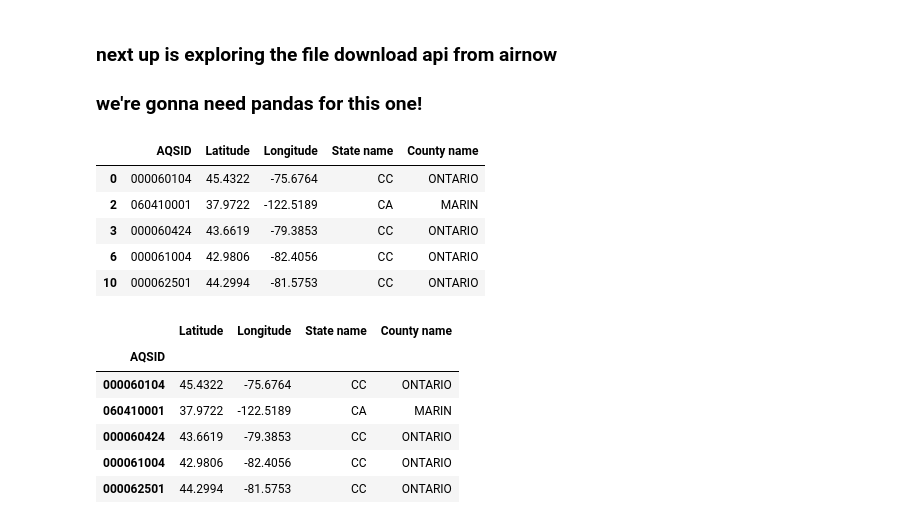
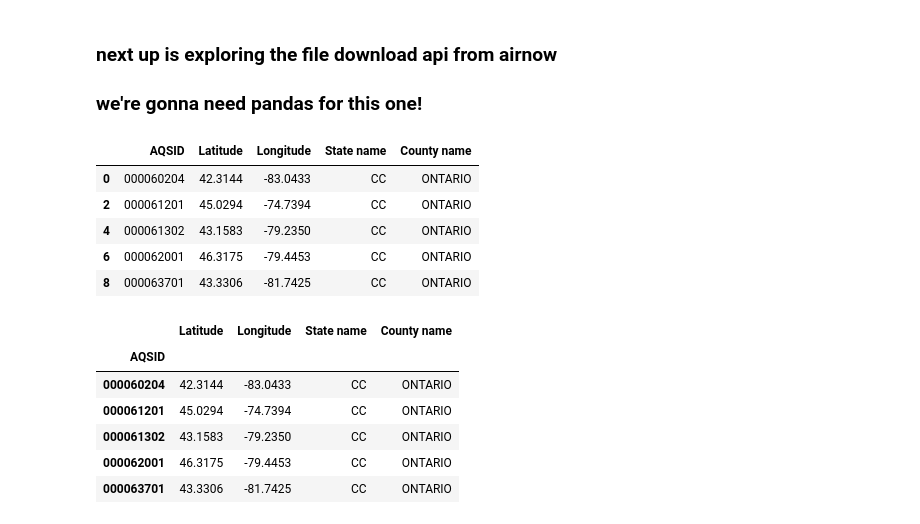
Before and after one commit to alexshepard/notebooks, a Jupyter notebook: PM25.ipynb, the cells around one changed output. Drawn from its saved outputs; the diff is of its cells as text; code cells hidden in the pictures.

```diff
--- a/PM25.ipynb
+++ b/PM25.ipynb
@@ -197,40 +197,40 @@ observations = pd.read_csv("pm25_files/20161108-daily_data.dat",
 # %%
 loc_field_names = ["AQSID", "Parameter name", "Site code", "Sitename",
                    "Status", "Agency ID", "Agency name", "EPA region",
                    "Latitude", "Longitude", "Elevation", "GMT offset",
                    "Country code", "CMSA code", "CMSA name", "MSA code",
                    "MSA name", "State code", "State name", "County code",
                    "County name", "City code", "Nada"]
 
 # we don't want every field here
-locs = pd.read_csv("pm25_files/20161108-monitoring_site_locations.dat",
+locs = pd.read_csv("pm25_files/20161109-monitoring_site_locations.dat",
                    sep="|",
                    encoding = "ISO-8859-1",
                    header=None,
                    names=loc_field_names,
                    usecols=["AQSID", "Longitude", "Latitude", "State name", "County name"]
                   )
 # each site id will have multiple rows based on multiple parameter sensors
 locs = locs.drop_duplicates()
 locs.head()
 # %% [output]
 |  | AQSID | Latitude | Longitude | State name | County name |
-| 0 | 000060104 | 45.4322 | -75.6764 | CC | ONTARIO |
-| 2 | 060410001 | 37.9722 | -122.5189 | CA | MARIN |
-| 3 | 000060424 | 43.6619 | -79.3853 | CC | ONTARIO |
-| 6 | 000061004 | 42.9806 | -82.4056 | CC | ONTARIO |
-| 10 | 000062501 | 44.2994 | -81.5753 | CC | ONTARIO |
+| 0 | 000060204 | 42.3144 | -83.0433 | CC | ONTARIO |
+| 2 | 000061201 | 45.0294 | -74.7394 | CC | ONTARIO |
+| 4 | 000061302 | 43.1583 | -79.2350 | CC | ONTARIO |
+| 6 | 000062001 | 46.3175 | -79.4453 | CC | ONTARIO |
+| 8 | 000063701 | 43.3306 | -81.7425 | CC | ONTARIO |
 # %%
 locs = locs.set_index(["AQSID"])
 locs.head()
 # %% [output]
 |  | Latitude | Longitude | State name | County name |
 | AQSID |  |  |  |  |
-| 000060104 | 45.4322 | -75.6764 | CC | ONTARIO |
-| 060410001 | 37.9722 | -122.5189 | CA | MARIN |
-| 000060424 | 43.6619 | -79.3853 | CC | ONTARIO |
-| 000061004 | 42.9806 | -82.4056 | CC | ONTARIO |
-| 000062501 | 44.2994 | -81.5753 | CC | ONTARIO |
+| 000060204 | 42.3144 | -83.0433 | CC | ONTARIO |
+| 000061201 | 45.0294 | -74.7394 | CC | ONTARIO |
+| 000061302 | 43.1583 | -79.2350 | CC | ONTARIO |
+| 000062001 | 46.3175 | -79.4453 | CC | ONTARIO |
+| 000063701 | 43.3306 | -81.7425 | CC | ONTARIO |
 # %%
 # we only care about pm2.5
 observations = observations[observations["Parameter name"] == "PM2.5-24hr"]
```
Also changed, not shown: parts of 10 cells of this notebook.
